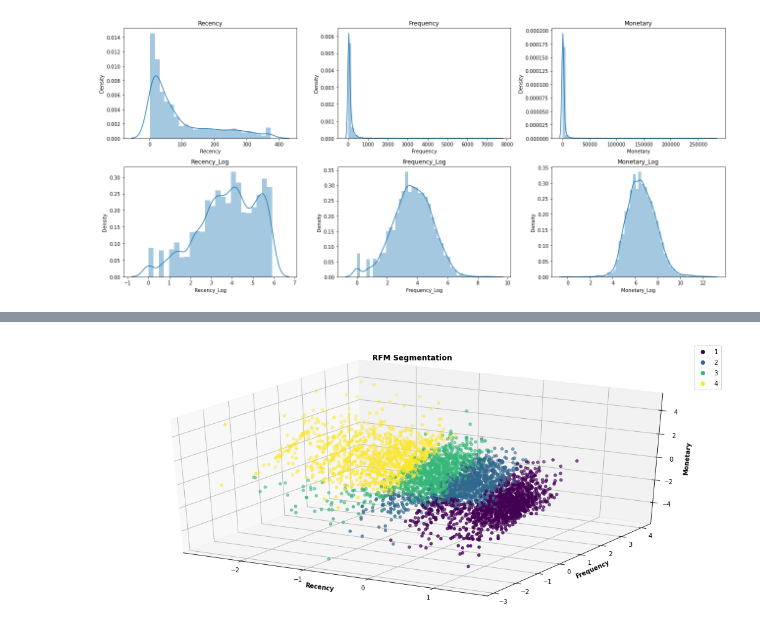
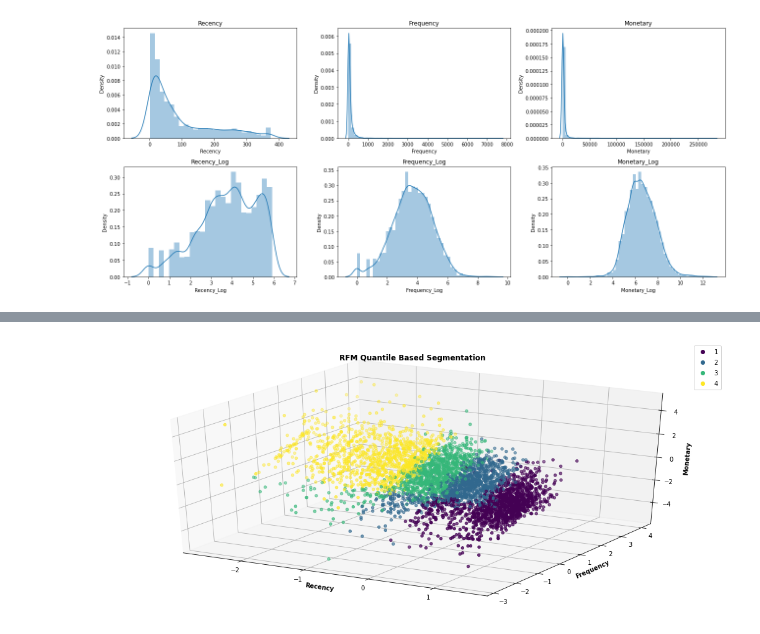
Before and after one commit to s-kp/CapstoneProject-MLUnsupervised, a Jupyter notebook: Online_Retail_Customer_Segmentation_Capstone_Project.ipynb, the cells around one changed output, grey strips where cells are left out. Saved outputs shown, nothing was run; the diff lists cells and outputs as text; code cells hidden in the pictures.

```diff
--- a/Online_Retail_Customer_Segmentation_Capstone_Project.ipynb
+++ b/Online_Retail_Customer_Segmentation_Capstone_Project.ipynb
@@ -365,17 +366,17 @@ for n,col in enumerate(target):
 # %%
 # Defining X Variables
 X = rfm[['Recency_Log','Frequency_Log','Monetary_Log']]
 X = StandardScaler().fit_transform(X)
 
 # Plotting Segments for Visualization
 plt.figure(figsize = (18, 8))
 ax = plt.axes(projection ="3d")
 ax.set_xlabel('Recency', fontweight ='bold')
 ax.set_ylabel('Frequency', fontweight ='bold')
 ax.set_zlabel('Monetary', fontweight ='bold')
-ax.set_title('RFM Segmentation', fontweight ='bold')
+ax.set_title('RFM Quantile Based Segmentation', fontweight ='bold')
 ax = ax.scatter(X[:, 0], X[:, 1], X[:, 2] ,c=rfm['Segment'])
 plt.legend(*ax.legend_elements(), loc=1)
 plt.show()
 # %% [output]
-[figure, old version]
+[figure, new version]
```
Also changed, not shown: parts of 18 cells of this notebook.
